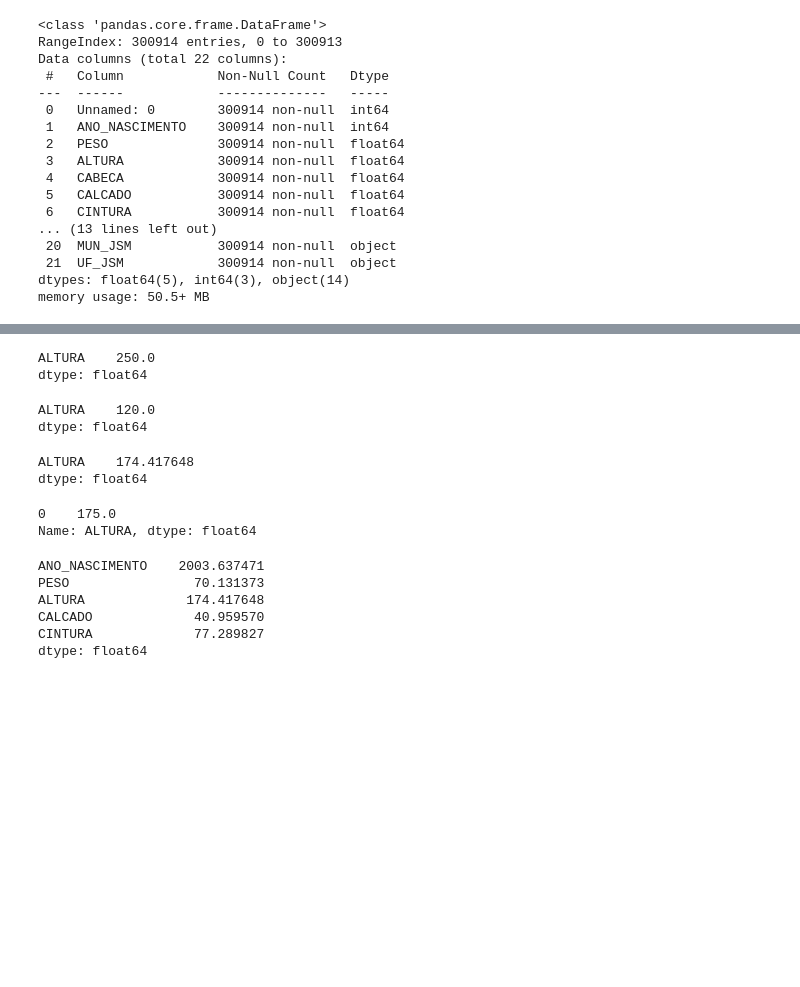
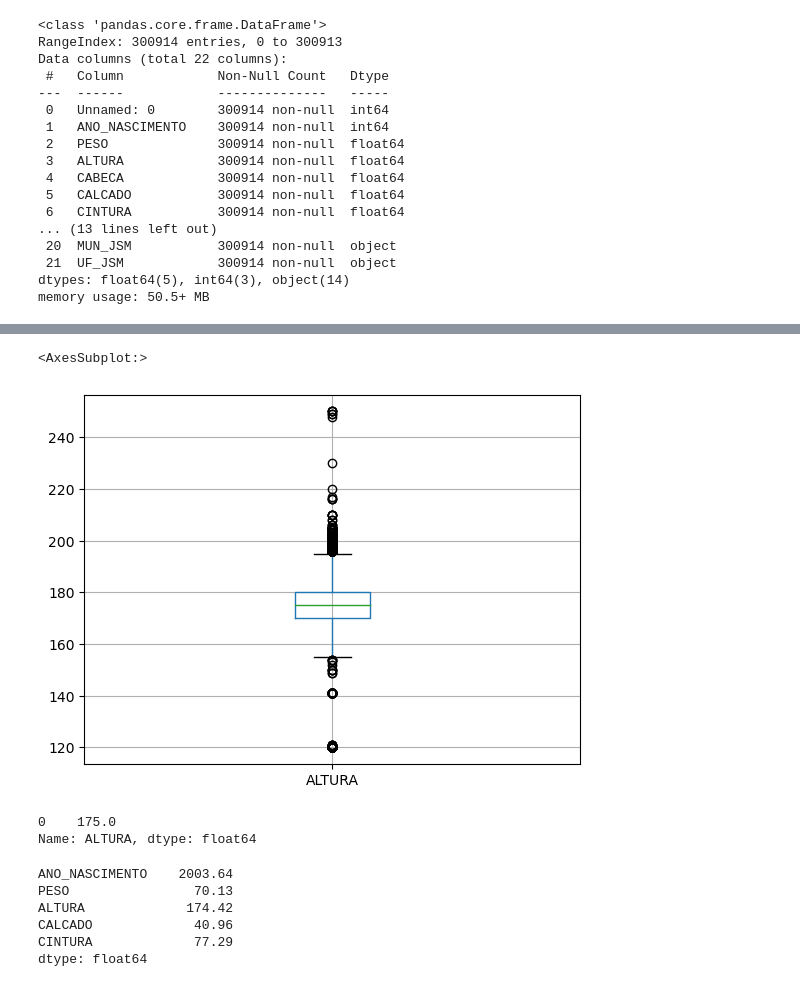
Before and after one commit to hudsonhcp/Alistamento-Militar-2022, a Jupyter notebook: Alistamento.ipynb, the cells around one changed output, grey strips where cells are left out. Saved outputs shown, nothing was run; the diff lists cells and outputs as text; code cells hidden in the pictures; blank space fills up the shorter version.

```diff
--- a/Alistamento.ipynb
+++ b/Alistamento.ipynb
@@ -37,29 +69,19 @@ df.head()
 # %%
-df[['ALTURA']].max()
+df[['ALTURA']].boxplot()
 # %% [output]
-ALTURA    250.0
-dtype: float64
+<AxesSubplot:>
+[figure, added]
-# %%
-df[['ALTURA']].min()
-# %% [output]
-ALTURA    120.0
-dtype: float64
-# %%
-df[['ALTURA']].mean()
-# %% [output]
-ALTURA    174.417648
-dtype: float64
 # %%
 df['ALTURA'].mode()
 # %% [output]
 0    175.0
 Name: ALTURA, dtype: float64
 # %%
-df[['ANO_NASCIMENTO', 'PESO', 'ALTURA', 'CALCADO', 'CINTURA']].mean()
+df[['ANO_NASCIMENTO', 'PESO', 'ALTURA', 'CALCADO', 'CINTURA']].mean().apply(lambda x: round(x, 2))
 # %% [output]
-ANO_NASCIMENTO    2003.637471
-PESO                70.131373
-ALTURA             174.417648
-CALCADO             40.959570
-CINTURA             77.289827
+ANO_NASCIMENTO    2003.64
+PESO                70.13
+ALTURA             174.42
+CALCADO             40.96
+CINTURA             77.29
 dtype: float64
```
Also changed, not shown: parts of 9 cells of this notebook.
